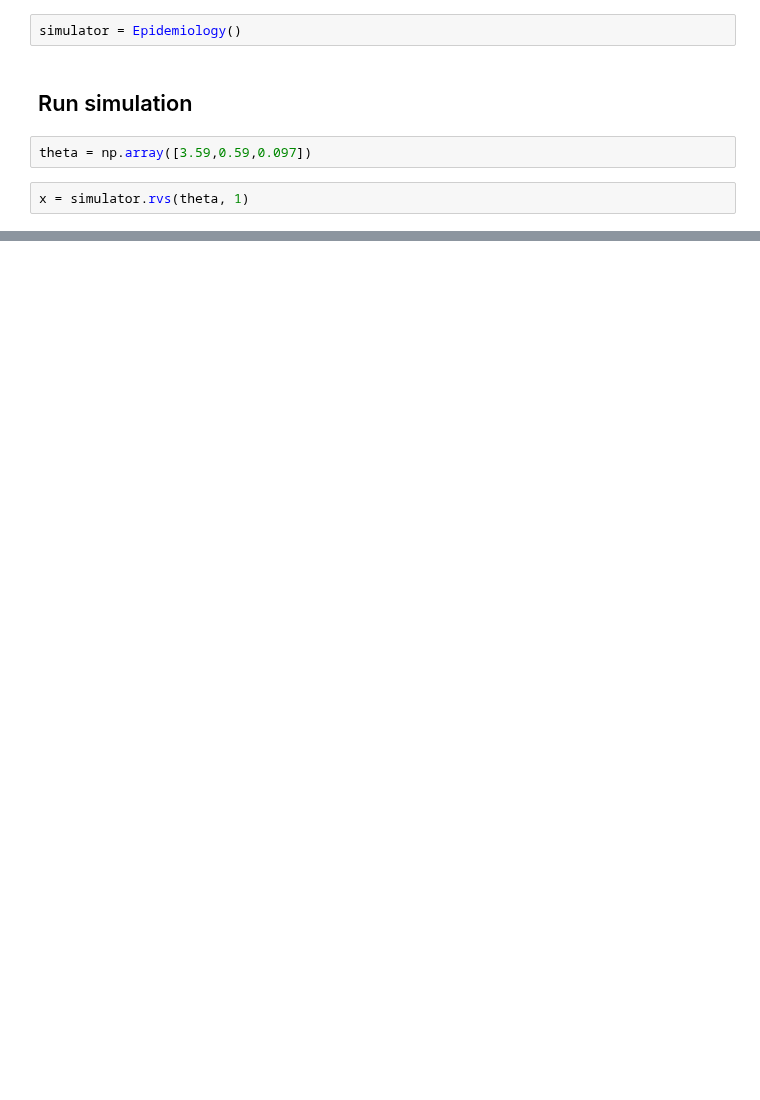
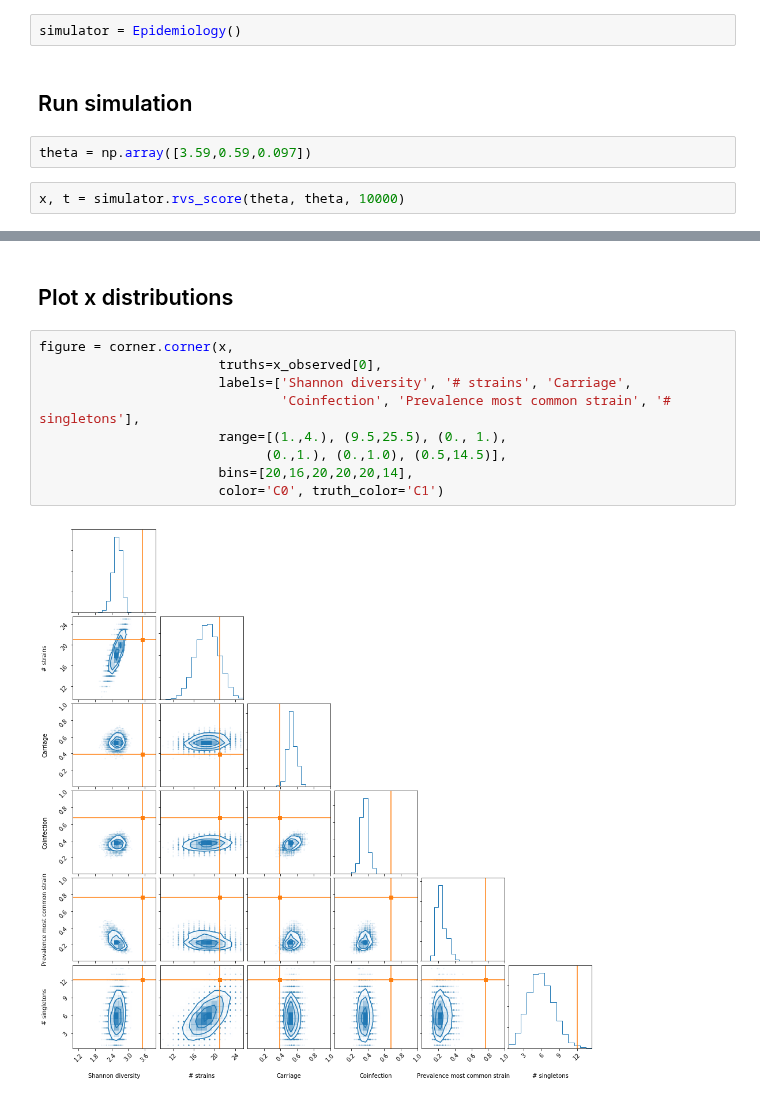
Before and after one commit to johannbrehmer/goldmine, a Jupyter notebook: examples/test_epidemiology_simulator.ipynb, the cells around one changed output, grey strips where cells are left out. Saved outputs shown, nothing was run; the diff lists cells and outputs as text; blank space fills up the shorter version.

Commit message:
Added more summary statistics for epidemiology example, first comparison with observed data

```diff
--- a/examples/test_epidemiology_simulator.ipynb
+++ b/examples/test_epidemiology_simulator.ipynb
@@ -10,4 +12,4 @@ simulator = Epidemiology()
 # %%
 theta = np.array([3.59,0.59,0.097])
 # %%
-x = simulator.rvs(theta, 1)
+x, t = simulator.rvs_score(theta, theta, 10000)
@@ -35,0 +77,13 @@ array([[ 2.7735266 , 21.        ,  0.54716981,  0.33962264]])
+# %% [markdown]
+## Plot x distributions
+# %%
+figure = corner.corner(x,
+                       truths=x_observed[0],
+                       labels=['Shannon diversity', '# strains', 'Carriage',
+                               'Coinfection', 'Prevalence most common strain', '# singletons'],
+                       range=[(1.,4.), (9.5,25.5), (0., 1.),
+                             (0.,1.), (0.,1.0), (0.5,14.5)],
+                       bins=[20,16,20,20,20,14],
+                       color='C0', truth_color='C1')
+# %% [output]
+[figure, added]
```
Also changed, not shown: parts of 5 cells of this notebook, 1 other file.
